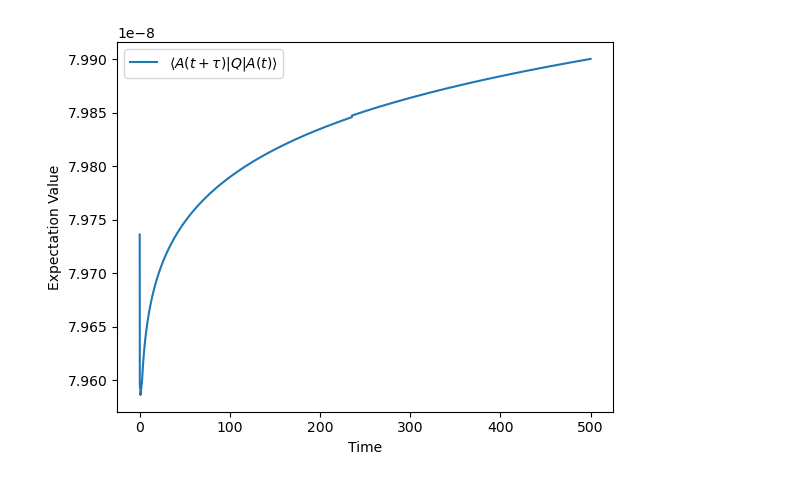
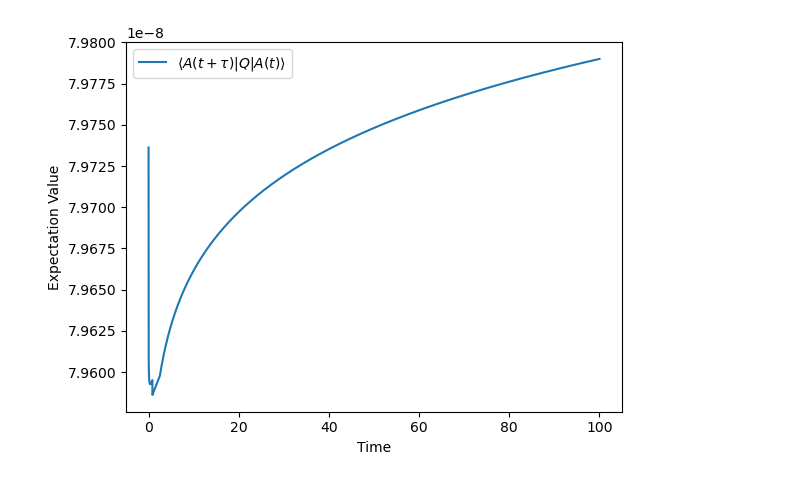
Before and after one commit to Gshilong/shilong, a Jupyter notebook: 代码CHO/t2.ipynb, the cells around one changed output. Drawn from its saved outputs; the diff is of its cells as text; code cells hidden in the pictures.

```diff
--- a/代码CHO/t2.ipynb
+++ b/代码CHO/t2.ipynb
@@ -9,32 +9,32 @@ b2 = tensor(qeye(N), destroy(N))
 omega = 1.0
 g_0 = 0.1
 
 # 定义系统的哈密顿量 H 和观测量 Q
 H0 = omega * (b1.dag() * b1 + b2.dag() * b2 + 1)
 H1 = g_0/(omega**2) * ((b1.dag() + b1)**2) * ((b2.dag() + b2)**2)
 H = H0 + H1  # 哈密顿量
 Q = b1.dag() * b1 * b2 * b2  # 观测量
 
 psi0 = tensor(basis(N, 0), basis(N, 0))  # 两个谐振子的基态
 
 # 定义时间范围和时间间隔
-t_list = np.linspace(0, 500, 100000) # 时间范围
+t_list = np.linspace(0, 100, 100000) # 时间范围
 tau = 0.001  # 时间间隔
 
 # 计算随时间演化的期望值
 expectation_values = []
 
 for t in t_list:
     result = mesolve(H, psi0, [t, t + tau], [b1.dag() * b1 * b2 * b2])
     A_t_plus_tau = result.states[-1]
     expectation_value = expect(Q, A_t_plus_tau)
     expectation_values.append(expectation_value)
 
 # 绘制结果
 plt.plot(t_list, expectation_values, label=r'$\langle A(t+\tau) | Q | A(t) \rangle$')
 plt.xlabel('Time')
 plt.ylabel('Expectation Value')
 plt.legend()
 plt.show()
 # %% [output]
-[figure, old version]
+[figure, new version]
```
Also changed, not shown: 11 other files.
